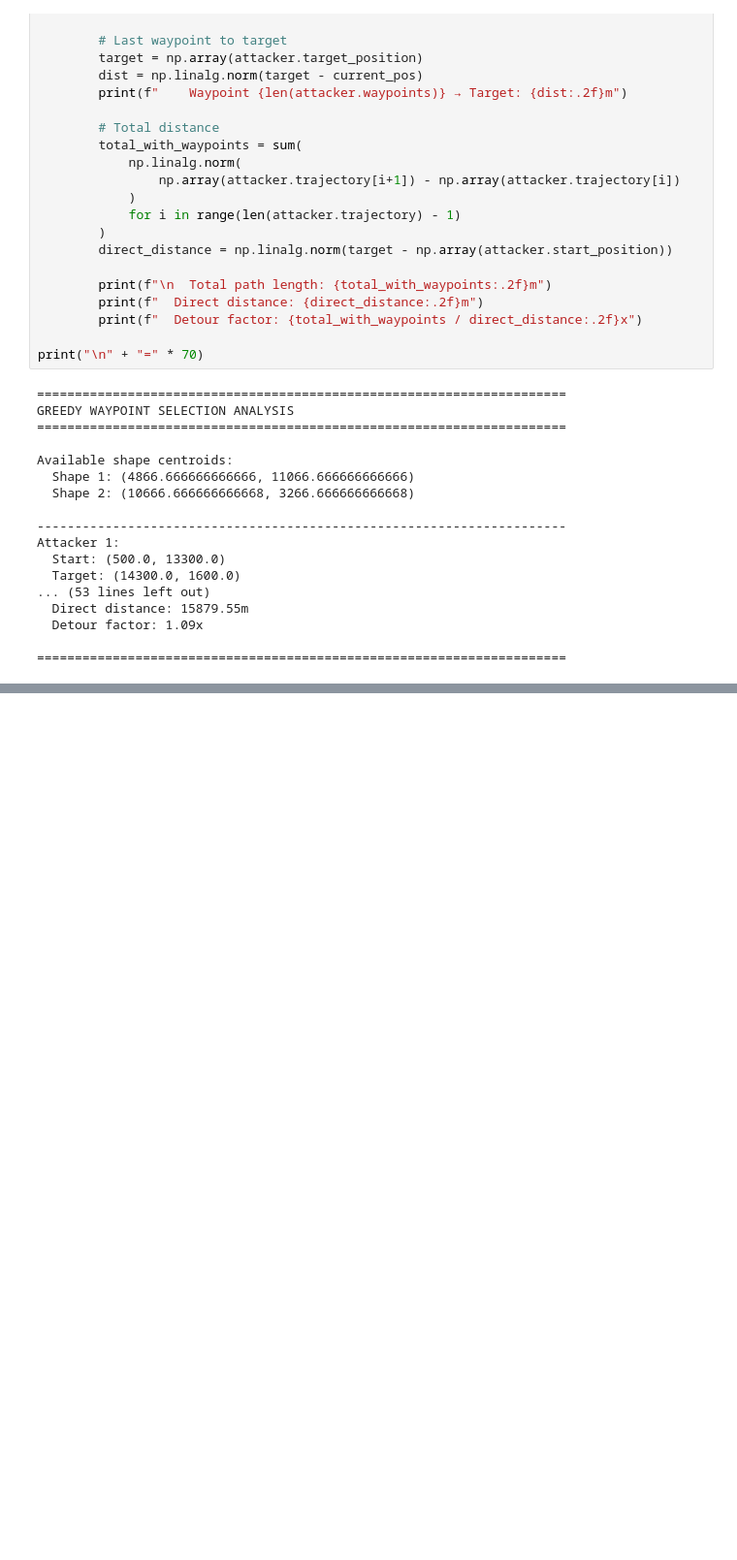
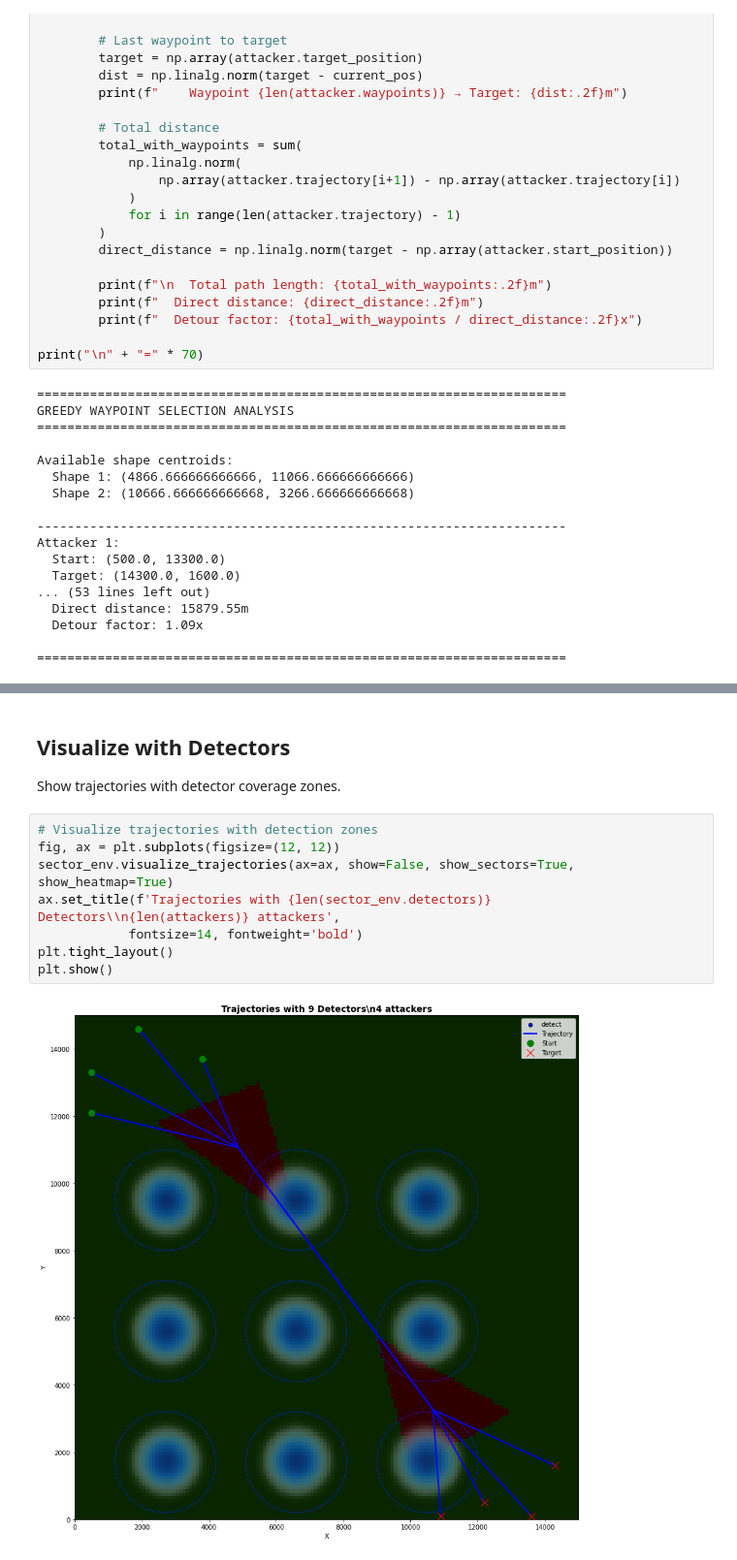
Before and after one commit to Mullerio/EDTHBerlin, a Jupyter notebook: utils/test_greedy_visualization.ipynb, the cells around one changed output, grey strips where cells are left out. Shown: that part at 97% size. Drawn from its saved outputs; the diff is of its cells as text; blank space fills up the shorter version.

```diff
--- a/utils/test_greedy_visualization.ipynb
+++ b/utils/test_greedy_visualization.ipynb
@@ -136,0 +228,14 @@ Attacker 1:
+# %% [markdown]
+## Visualize with Detectors
+
+Show trajectories with detector coverage zones.
+# %%
+# Visualize trajectories with detection zones
+fig, ax = plt.subplots(figsize=(12, 12))
+sector_env.visualize_trajectories(ax=ax, show=False, show_sectors=True, show_heatmap=True)
+ax.set_title(f'Trajectories with {len(sector_env.detectors)} Detectors\\n{len(attackers)} attackers',
+            fontsize=14, fontweight='bold')
+plt.tight_layout()
+plt.show()
+# %% [output]
+[figure, added]
```
Also changed, not shown: parts of 15 cells of this notebook, 3 other files.
